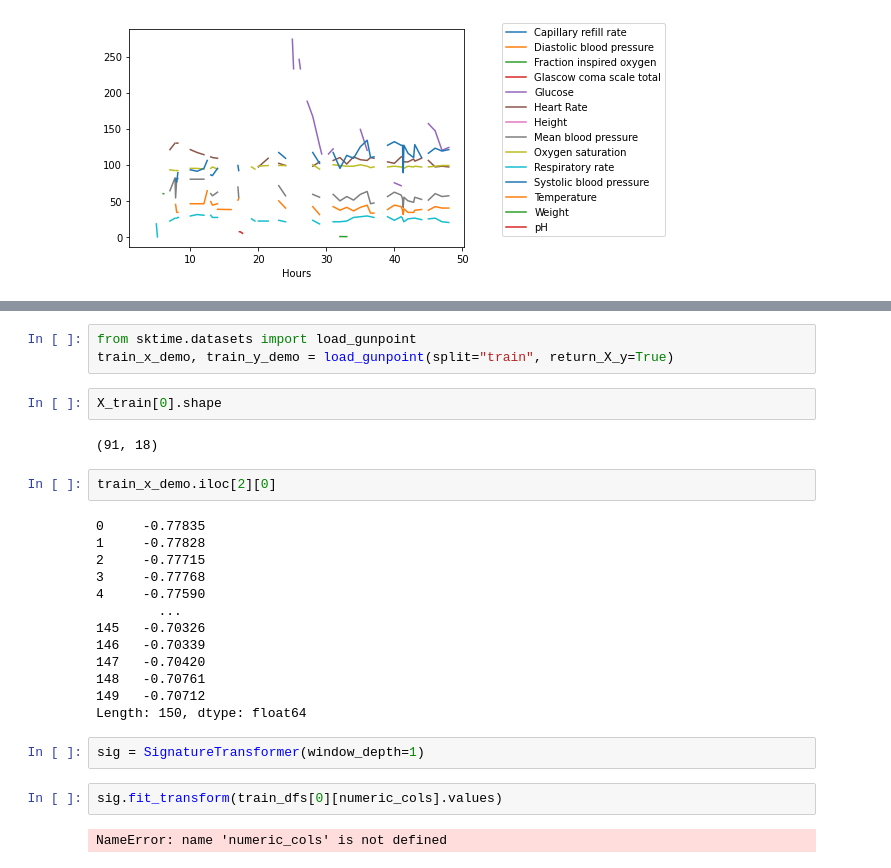
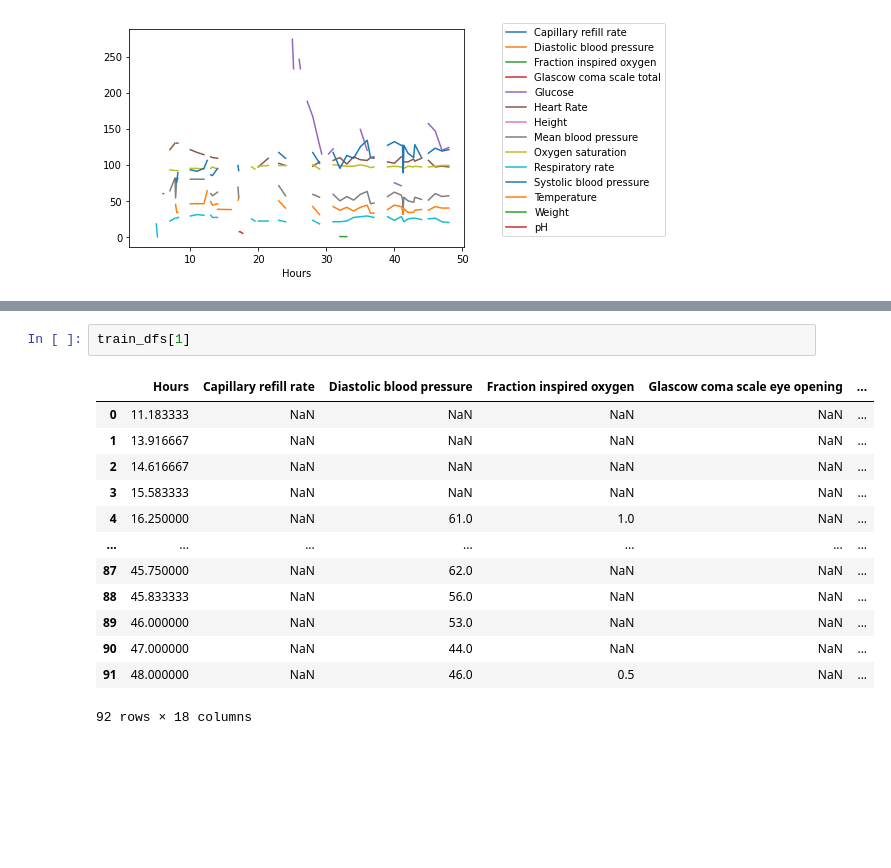
Before and after one commit to jb-c/dissertation, a Jupyter notebook: data/Data Exploration.ipynb, the cells around one changed output, grey strips where cells are left out. Saved outputs shown, nothing was run; the diff lists cells and outputs as text; blank space fills up the shorter version.

```diff
--- a/data/Data Exploration.ipynb
+++ b/data/Data Exploration.ipynb
@@ -61,28 +58,16 @@ ax.legend(bbox_to_anchor=(1.1, 1.05))
-# %%
-from sktime.datasets import load_gunpoint
-train_x_demo, train_y_demo = load_gunpoint(split="train", return_X_y=True)
-# %%
-X_train[0].shape
-# %% [output]
-(91, 18)
-# %%
-train_x_demo.iloc[2][0]
-# %% [output]
-0     -0.77835
-1     -0.77828
-2     -0.77715
-3     -0.77768
-4     -0.77590
-        ...
-145   -0.70326
-146   -0.70339
-147   -0.70420
-148   -0.70761
-149   -0.70712
-Length: 150, dtype: float64
-# %%
-sig = SignatureTransformer(window_depth=1)
-# %%
-sig.fit_transform(train_dfs[0][numeric_cols].values)
-# %% [output]
-NameError: name 'numeric_cols' is not defined
+# %%
+train_dfs[1]
+# %% [output]
+|  | Hours | Capillary refill rate | Diastolic blood pressure | Fraction inspired oxygen | Glascow coma scale eye opening | ... |
+| 0 | 11.183333 | NaN | NaN | NaN | NaN | ... |
+| 1 | 13.916667 | NaN | NaN | NaN | NaN | ... |
+| 2 | 14.616667 | NaN | NaN | NaN | NaN | ... |
+| 3 | 15.583333 | NaN | NaN | NaN | NaN | ... |
+| 4 | 16.250000 | NaN | 61.0 | 1.0 | NaN | ... |
+| ... | ... | ... | ... | ... | ... | ... |
+| 87 | 45.750000 | NaN | 62.0 | NaN | NaN | ... |
+| 88 | 45.833333 | NaN | 56.0 | NaN | NaN | ... |
+| 89 | 46.000000 | NaN | 53.0 | NaN | NaN | ... |
+| 90 | 47.000000 | NaN | 44.0 | NaN | NaN | ... |
+| 91 | 48.000000 | NaN | 46.0 | 0.5 | NaN | ... |
+92 rows × 18 columns
```
Also changed, not shown: parts of 3 cells of this notebook, 7 other files.
